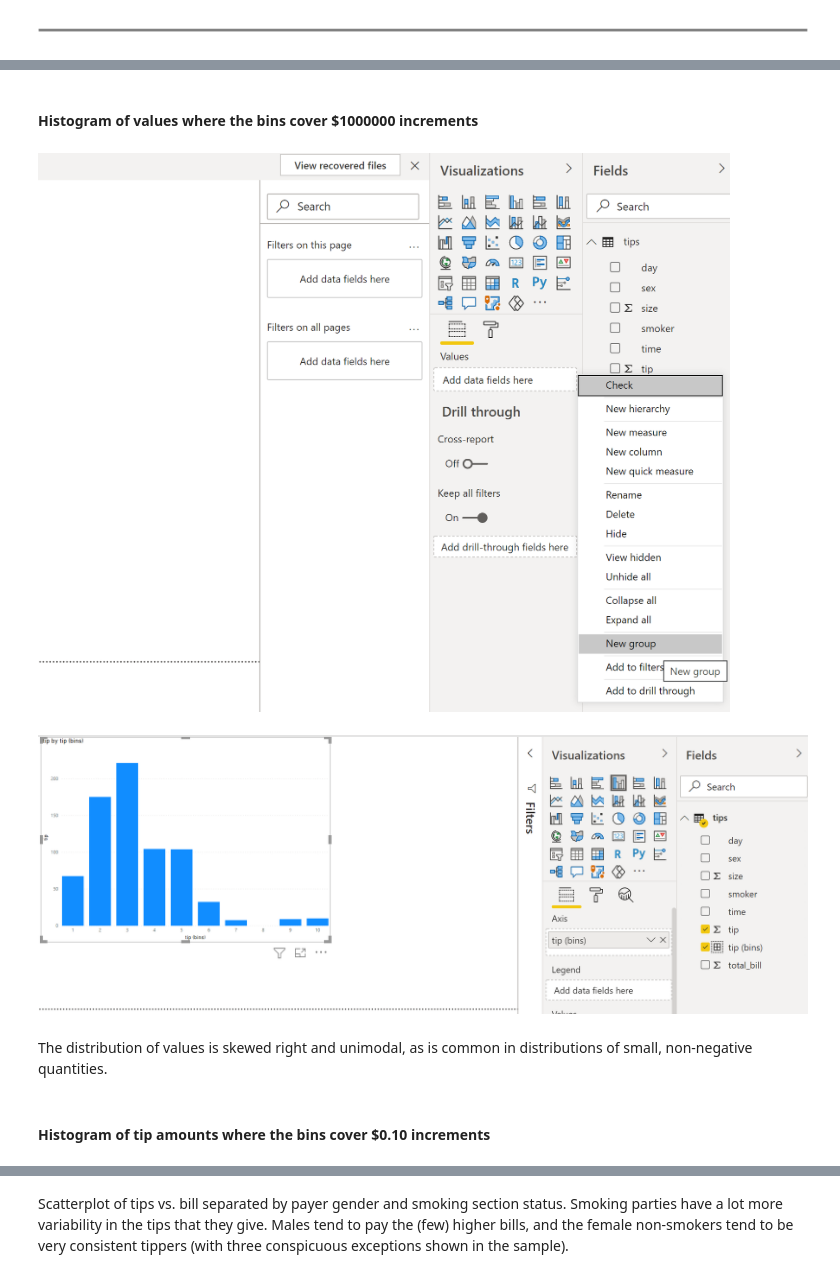
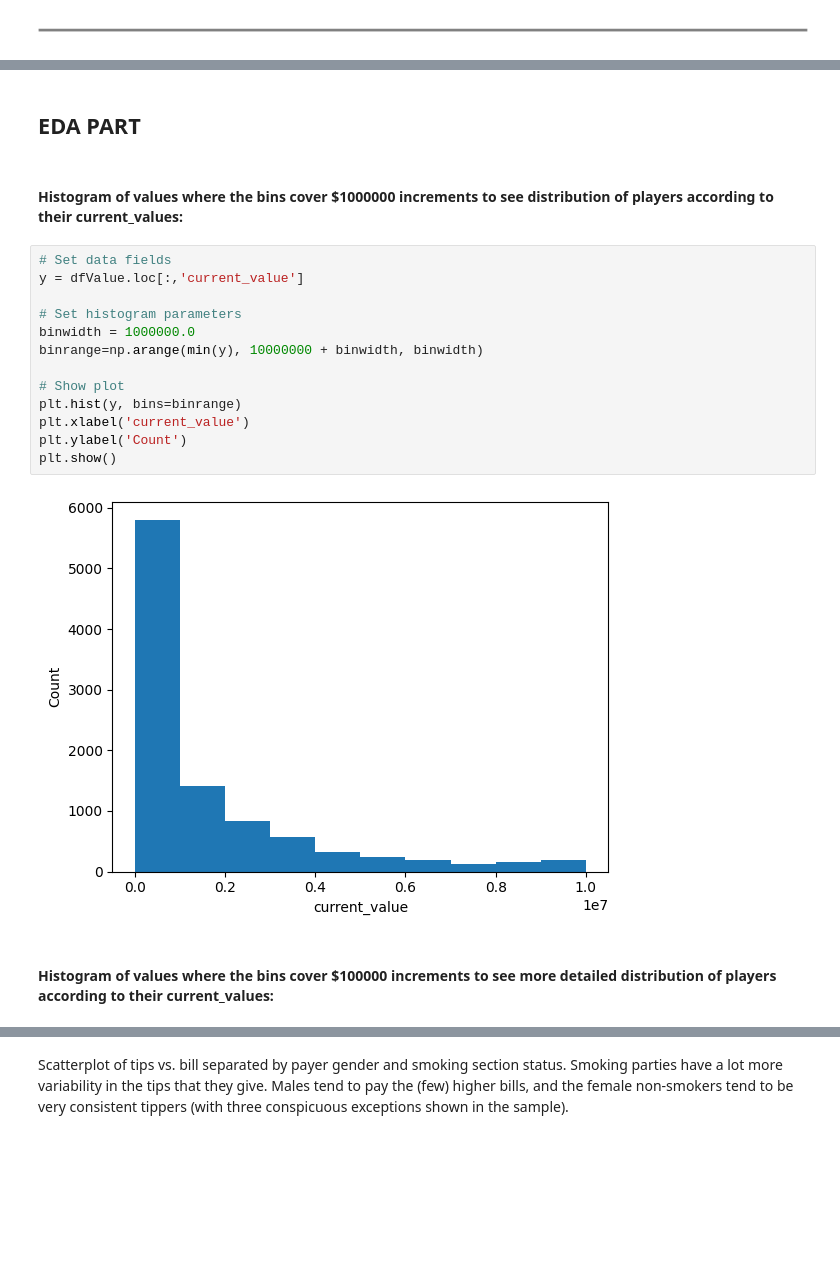
Before and after one commit to ismailsangu/IE423-TASK, a Jupyter notebook: Value of Player.ipynb, the cells around one changed output, grey strips where cells are left out. Drawn from its saved outputs; the diff is of its cells as text; blank space fills up the shorter version.

```diff
--- a/Value of Player.ipynb
+++ b/Value of Player.ipynb
@@ -91,10 +83,21 @@ Predicted Current Value:
+# %% [markdown]
+## EDA PART
 # %% [markdown]
-#### Histogram of values where the bins cover $1000000 increments
+#### Histogram of values where the bins cover $1000000 increments to see distribution of players according to their current_values:
-# %% [markdown]
-![eda_powerbi_bins.png](embedded-picture-1)
-# %% [markdown]
-![eda_powerbi_histogram1.png](embedded-picture-1)
-# %% [markdown]
-The distribution of values is skewed right and unimodal, as is common in distributions of small, non-negative quantities.
+# %%
+# Set data fields
+y = dfValue.loc[:,'current_value']
+
+# Set histogram parameters
+binwidth = 1000000.0
+binrange=np.arange(min(y), 10000000 + binwidth, binwidth)
+
+# Show plot
+plt.hist(y, bins=binrange)
+plt.xlabel('current_value')
+plt.ylabel('Count')
+plt.show()
+# %% [output]
+[figure, added]
 # %% [markdown]
-#### Histogram of tip amounts where the bins cover $0.10 increments
+#### Histogram of values where the bins cover $100000 increments to see more detailed distribution of players according to their current_values:
```
Also changed, not shown: parts of 42 cells of this notebook.
